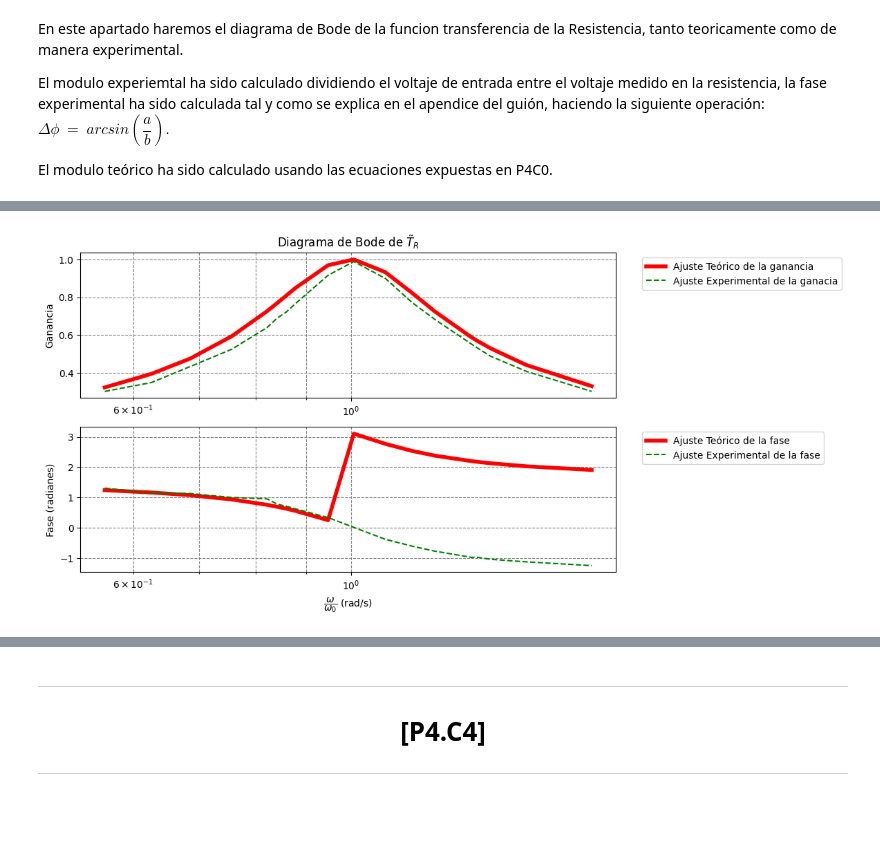
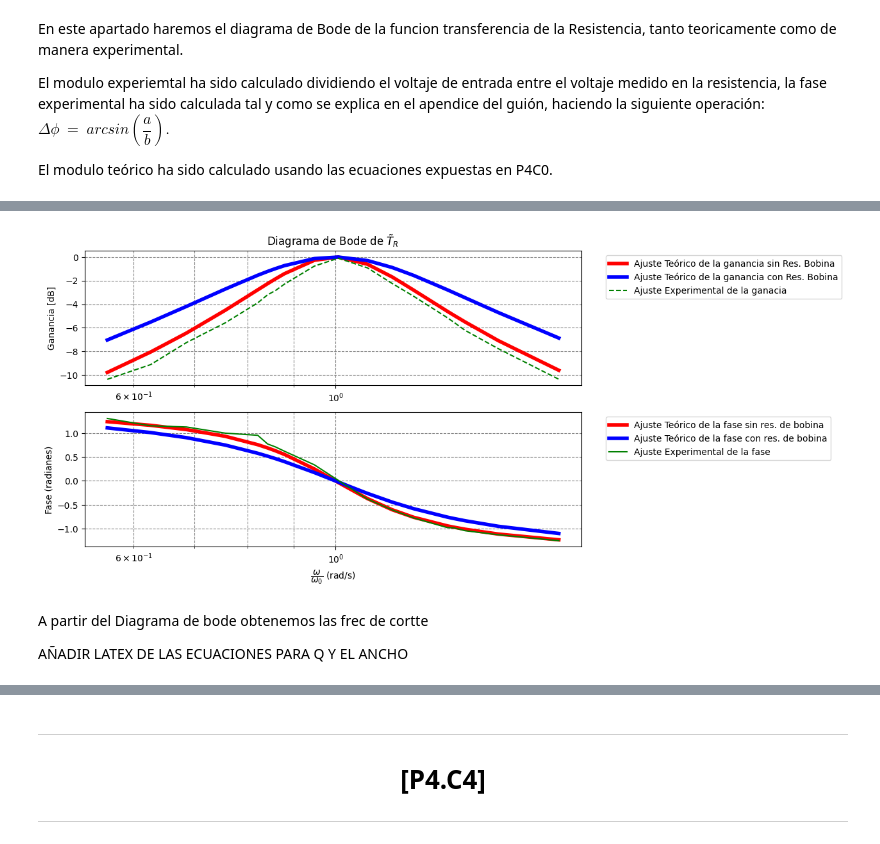
Before and after one commit to WetZap/Practicas-Circuitos, a Jupyter notebook: Practicas/Sesion 4/CuartaSesion.ipynb, the cells around one changed output, grey strips where cells are left out. Drawn from its saved outputs; the diff is of its cells as text; code cells hidden in the pictures; blank space fills up the shorter version.

```diff
--- a/Practicas/Sesion 4/CuartaSesion.ipynb
+++ b/Practicas/Sesion 4/CuartaSesion.ipynb
@@ -187,19 +216,27 @@ FrecuenciaResonanciaAngularCond = []# Lista que guarda los valores de u para su
 
 ModuloTRPrac = []
 ModuloTCPrac = []
-ModuloTLPrac = []
 
 ModuloTRTeo = []
+ModuloTRTeo2 = []
+
 ModuloTCTeo = []
-ModuloTLTeo = []
+ModuloTCTeo2 = []
 
 FaseTRPrac = []
 FaseTCPrac = []
-FaseTLPrac = []
 
 FaseTRTeo = []
+FaseTRTeo2 = []
+
 FaseTCTeo = []
-FaseTLTeo = []
+FaseTCTeo2 = []
+
+EpsilonC1 = []
+EpsilonC2 = []
+
+EpsilonR1 = []
+EpsilonR2 = []
 # %%
 # Convertimos las listas en arrays
 Frecuencia,ValorA,ValorB = ConverArray3(Frecuencia,ValorA,ValorB)
@@ -260,43 +337,53 @@ print(f"{ModuloTRPrac}.\n{ModuloTRTeo}")
 #----------------------------------------------------------------
 
 GananciaTeoR = []# Este lista tomara el valor de la ganancia teórica
 for i in ModuloTRTeo:
-    GananciaTeoR.append(abs(i))
+    #GananciaTeoR.append(abs(i))
+    GananciaTeoR.append(20 * math.log10(abs(i))) #Esta formula se usaría para representar la ganancia en dB
+
+
+GananciaTeoR2 = []# Este lista tomara el valor de la ganancia teórica
+for i in ModuloTRTeo2:
+    #GananciaTeoR2.append(abs(i))
+    GananciaTeoR2.append(20 * math.log10(abs(i))) #Esta formula se usaría para representar la ganancia en dB
+
 
 #----------------------------------------------------------------
 # Práctico
 #----------------------------------------------------------------
 
 GananciaPracR = []# Este lista tomara el valor de la ganancia práctica
 for i in ModuloTRPrac:
-    GananciaPracR.append(abs(i))
+    #GananciaPracR.append(abs(i))
+    GananciaPracR.append(20 * math.log10(abs(i))) #Esta formula se usaría para representar la ganancia en dB
 
 # Graficar el diagrama de  Bode - Ganancia
 plt.figure(figsize=(10, 6))
 plt.subplot(2, 1, 1)
-#plt.axvline(1/RCteo, color='blue', linestyle=':', label=fr"$\omega_c\ Teo$ = {1/RCteo:.2f} rad/s")
-#plt.text(1/RCteo, plt.gca().get_ylim()[1] * 0, r"$\omega_c$",color="blue", fontsize=12, ha="right",va='baseline')
-#plt.axvline(1/RCexp, color='black', linestyle=':', label=fr"$\omega_{{c}}\ Exp$ = {1/RCexp:.2f} rad/s")
-#plt.text(1/RCteo, plt.gca().get_ylim()[1] * 0, r"$\omega_c$",color="black", fontsize=12, ha="left",va='baseline')
-plt.semilogx(FrecuenciaResonanciaAngularRes, GananciaTeoR,label="Ajuste Teórico de la ganancia",color="red",lw=4)  # Gráfica semilogarítmica
+plt.semilogx(FrecuenciaResonanciaAngularRes, GananciaTeoR,label="Ajuste Teórico de la ganancia sin Res. Bobina",color="red",lw=4)  # Gráfica semilogarítmica
+plt.semilogx(FrecuenciaResonanciaAngularRes, GananciaTeoR2,label="Ajuste Teórico de la ganancia con Res. Bobina",color="blue",lw=4)  # Gráfica semilogarítmica
 plt.semilogx(FrecuenciaResonanciaAngularRes, GananciaPracR,label='Ajuste Experimental de la ganacia',color='green',linestyle='--')  # Gráfica semilogarítmica
 plt.title(r"Diagrama de Bode de $\~{T}_R$")
-plt.ylabel("Ganancia")
-#plt.xlabel(r"$\dfrac{\omega}{\omega_0} $ (rad/s)")
+plt.ylabel("Ganancia [dB]")
 plt.legend(bbox_to_anchor=(1.04, 1), loc="upper left")
 plt.grid(True, which="both", linestyle="--", color="gray")
 
 
-
 # Graficar el Bode - Fase (radianes)
 plt.subplot(2, 1, 2)
-plt.semilogx(FrecuenciaResonanciaAngularRes, FaseTRTeo,label="Ajuste Teórico de la fase",color="red",lw=4)  # Gráfica semilogarítmica
-plt.semilogx(FrecuenciaResonanciaAngularRes, FaseTRPrac,label='Ajuste Experimental de la fase',color='green',linestyle='--')  # Gráfica semilogarítmica
+plt.semilogx(FrecuenciaResonanciaAngularRes, FaseTRTeo,label="Ajuste Teórico de la fase sin res. de bobina",color="red",lw=4)  # Gráfica semilogarítmica
+plt.semilogx(FrecuenciaResonanciaAngularRes, FaseTRTeo2,label="Ajuste Teórico de la fase con res. de bobina",color="blue",lw=4)  # Gráfica semilogarítmica
+
+plt.semilogx(FrecuenciaResonanciaAngularRes, FaseTRPrac,label='Ajuste Experimental de la fase',color='green')  # Gráfica semilogarítmica
 plt.ylabel("Fase (radianes)")
 plt.xlabel(r"$\dfrac{\omega}{\omega_0} $ (rad/s)")
 plt.grid(True, which="both", linestyle="--", color="gray")
 plt.legend(bbox_to_anchor=(1.04, 1), loc="upper left")
 
 plt.show()
 # %% [output]
-[figure, old version]
+[figure, new version]
+# %% [markdown]
+A partir del Diagrama de bode obtenemos las frec de cortte
+
+AÑADIR LATEX DE LAS ECUACIONES PARA Q Y EL ANCHO
```
Also changed, not shown: parts of 11 cells of this notebook, 1 other file.
